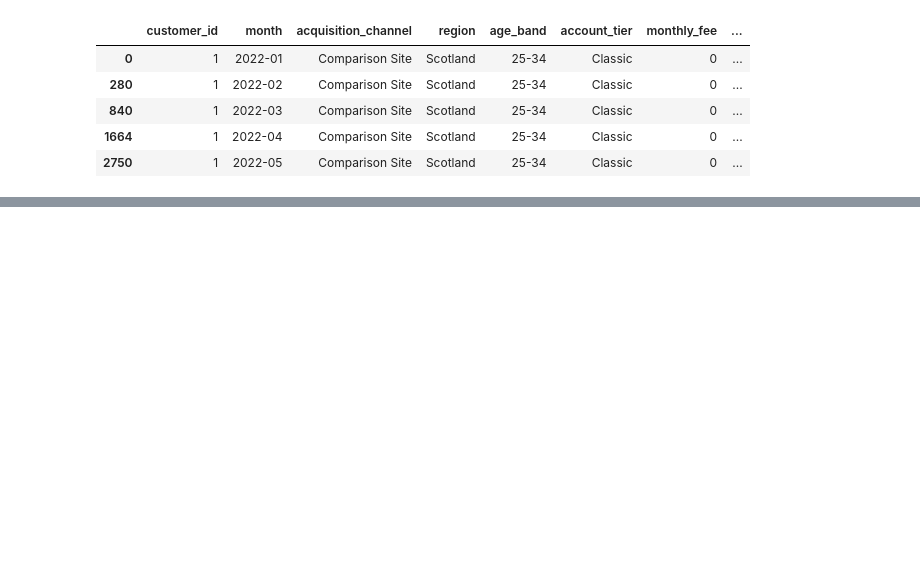
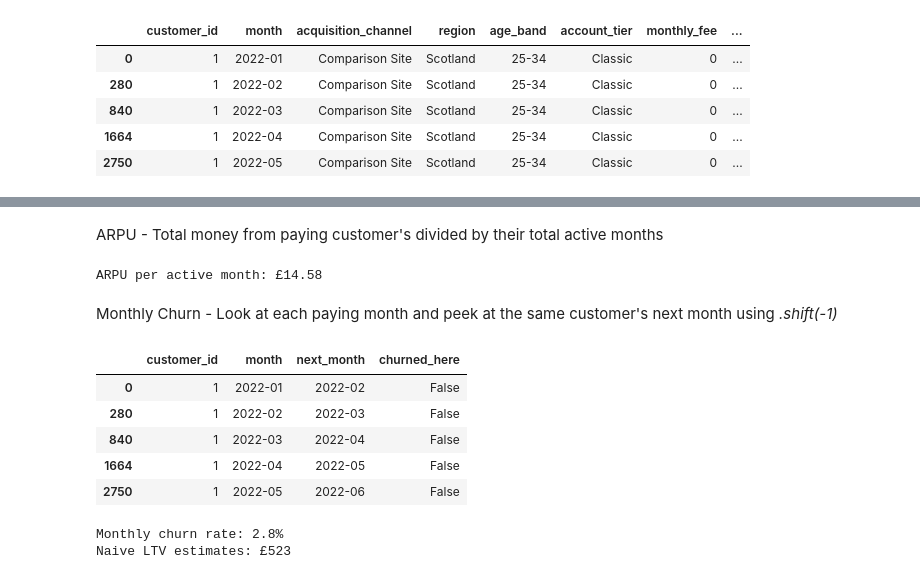
Before and after one commit to geraintmelville/moneycraft_project, a Jupyter notebook: MoneyCraft.ipynb, the cells around one changed output, grey strips where cells are left out. Drawn from its saved outputs; the diff is of its cells as text; code cells hidden in the pictures; blank space fills up the shorter version.

```diff
--- a/MoneyCraft.ipynb
+++ b/MoneyCraft.ipynb
@@ -413,0 +510,33 @@ df.head()
+# %% [markdown]
+ARPU - Total money from paying customer's divided by their total active months
+# %%
+pay = scv[scv['ever_paid']]
+arpu = pay['total_revenue'].sum() / pay['tenure_months'].sum()
+print(f"ARPU per active month: £{arpu:.2f}")
+# %% [output]
+ARPU per active month: £14.58
+# %% [markdown]
+Monthly Churn - Look at each paying month and peek at the same customer's next month using *.shift(-1)*
+# %%
+paying = df[df['joined_on_promo'] == False].copy()
+
+paying['next_month'] = paying.groupby('customer_id')['month'].shift(-1)   # peek at next month
+paying['is_last_row'] = paying['next_month'].isna()
+paying['churned_here'] = paying['is_last_row'] & (paying['month'] < final_month)
+paying[['customer_id', 'month', 'next_month', 'churned_here']].head()
+# %% [output]
+|  | customer_id | month | next_month | churned_here |
+| 0 | 1 | 2022-01 | 2022-02 | False |
+| 280 | 1 | 2022-02 | 2022-03 | False |
+| 840 | 1 | 2022-03 | 2022-04 | False |
+| 1664 | 1 | 2022-04 | 2022-05 | False |
+| 2750 | 1 | 2022-05 | 2022-06 | False |
+# %%
+monthly_churn = paying['churned_here'].mean()
+print(f'Monthly churn rate: {monthly_churn:.1%}')
+
+ltv = arpu / monthly_churn
+print(f'Naive LTV estimates: £{ltv:,.0f}')
+# %% [output]
+Monthly churn rate: 2.8%
+Naive LTV estimates: £523
```
Also changed, not shown: parts of 37 cells of this notebook.
